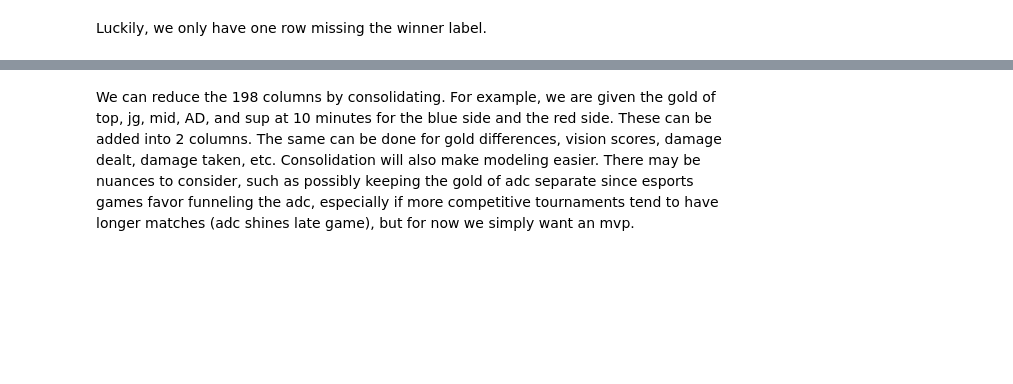
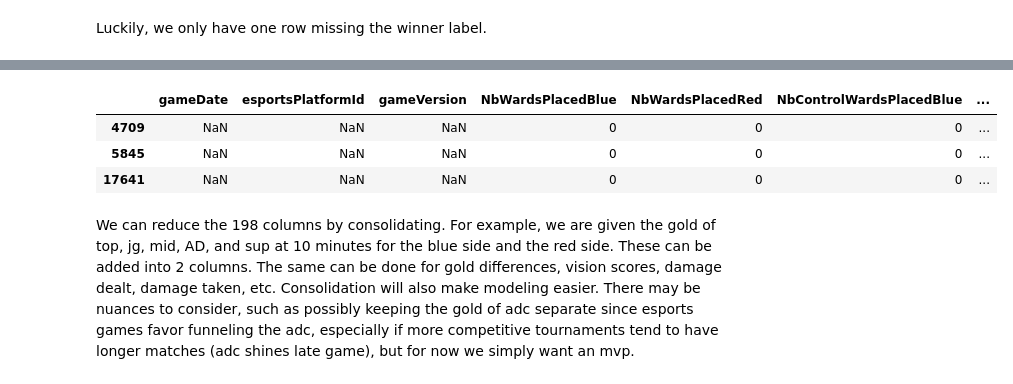
Before and after one commit to saraharmstrong314/Global-Power-Rankings-Hackathon, a Jupyter notebook: League_Hackathon.ipynb, the cells around one changed output, grey strips where cells are left out. Cells and saved outputs as stored; diff of their text form; code cells hidden in the pictures; blank space fills up the shorter version.

```diff
--- a/League_Hackathon.ipynb
+++ b/League_Hackathon.ipynb
@@ -66,2 +102,12 @@ df.reset_index(drop=True, inplace=True)
+# %%
+#filt = conditional
+#filt = (df[‘colName’] conditional), df[filt] returns dataframe
+nan_rows = df[df[['gameDate']].isna().any(axis=1)]
+nan_rows
+# %% [output]
+|  | gameDate | esportsPlatformId | gameVersion | NbWardsPlacedBlue | NbWardsPlacedRed | NbControlWardsPlacedBlue | ... |
+| 4709 | NaN | NaN | NaN | 0 | 0 | 0 | ... |
+| 5845 | NaN | NaN | NaN | 0 | 0 | 0 | ... |
+| 17641 | NaN | NaN | NaN | 0 | 0 | 0 | ... |
 # %% [markdown]
 We can reduce the 198 columns by consolidating. For example, we are given the gold of top, jg, mid, AD, and sup at 10 minutes for the blue side and the red side. These can be added into 2 columns. The same can be done for gold differences, vision scores, damage dealt, damage taken, etc. Consolidation will also make modeling easier. There may be nuances to consider, such as possibly keeping the gold of adc separate since esports games favor funneling the adc, especially if more competitive tournaments tend to have longer matches (adc shines late game), but for now we simply want an mvp.
```
Also changed, not shown: parts of 11 cells of this notebook.
